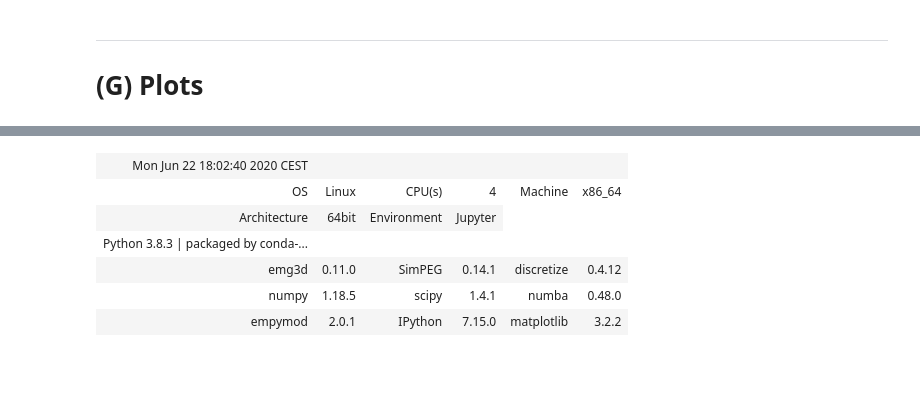
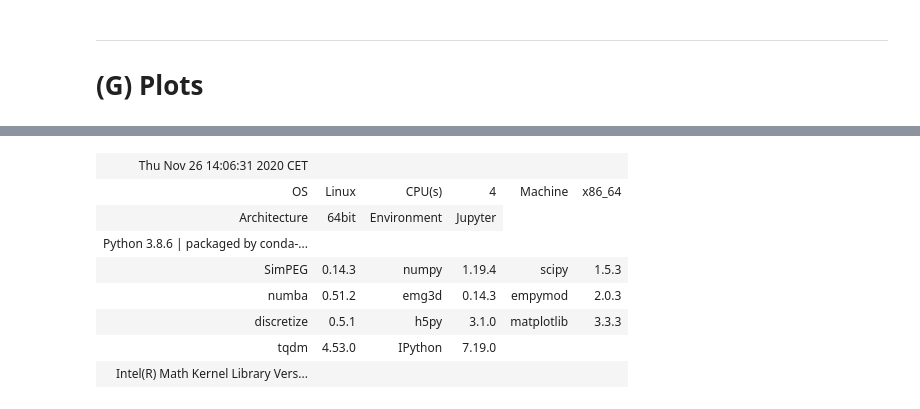
Before and after one commit to emsig/article-TDEM, a Jupyter notebook: notebooks/09-10_Figures_3D-Model.ipynb, the cells around one changed output, grey strips where cells are left out. Cells and saved outputs as stored; diff of their text form; code cells hidden in the pictures; blank space fills up the shorter version.

```diff
--- a/notebooks/09-10_Figures_3D-Model.ipynb
+++ b/notebooks/09-10_Figures_3D-Model.ipynb
@@ -531,5 +519,10 @@ plt.show()
 # %%
-#emg3d.io.save(
-#    '../data/3D-Block.h5',
-#    spg_bg=spg_bg, spg_tg=spg_tg, egd_bg=egd_bg, egd_tg=egd_tg, epm_bg=epm_bg, times=times,
-#)
+emg3d.io.save(
+    '../data/3D-Block.h5',
+    spg_bg=spg_bg, spg_tg=spg_tg, egd_bg=egd_bg, egd_tg=egd_tg, epm_bg=epm_bg, times=times,
+)
+
+data = emg3d.io.load('../data/3D-Block.h5')
+spg_bg, spg_tg = data['spg_bg'], data['spg_tg']
+egd_bg, egd_tg = data['egd_bg'], data['egd_tg']
+epm_bg, times = data['epm_bg'], data['times']
@@ -544,10 +534,12 @@ Data loaded from «/home/dtr/Codes/article-TDEM/data/3D-Block.h5»
 # %%
-empymod.Report([emg3d, SimPEG, discretize])
+emg3d.Report(SimPEG)
 # %% [output]
-| Mon Jun 22 18:02:40 2020 CEST |  |  |  |  |  |
+| Thu Nov 26 14:06:31 2020 CET |  |  |  |  |  |
 | OS | Linux | CPU(s) | 4 | Machine | x86_64 |
 | Architecture | 64bit | Environment | Jupyter |
-| Python 3.8.3 | packaged by conda-... |  |  |  |  |  |
-| emg3d | 0.11.0 | SimPEG | 0.14.1 | discretize | 0.4.12 |
-| numpy | 1.18.5 | scipy | 1.4.1 | numba | 0.48.0 |
-| empymod | 2.0.1 | IPython | 7.15.0 | matplotlib | 3.2.2 |
+| Python 3.8.6 | packaged by conda-... |  |  |  |  |  |
+| SimPEG | 0.14.3 | numpy | 1.19.4 | scipy | 1.5.3 |
+| numba | 0.51.2 | emg3d | 0.14.3 | empymod | 2.0.3 |
+| discretize | 0.5.1 | h5py | 3.1.0 | matplotlib | 3.3.3 |
+| tqdm | 4.53.0 | IPython | 7.19.0 |  |  |
+| Intel(R) Math Kernel Library Vers... |  |  |  |  |  |
```
Also changed, not shown: parts of 10 cells of this notebook, 16 other files.
